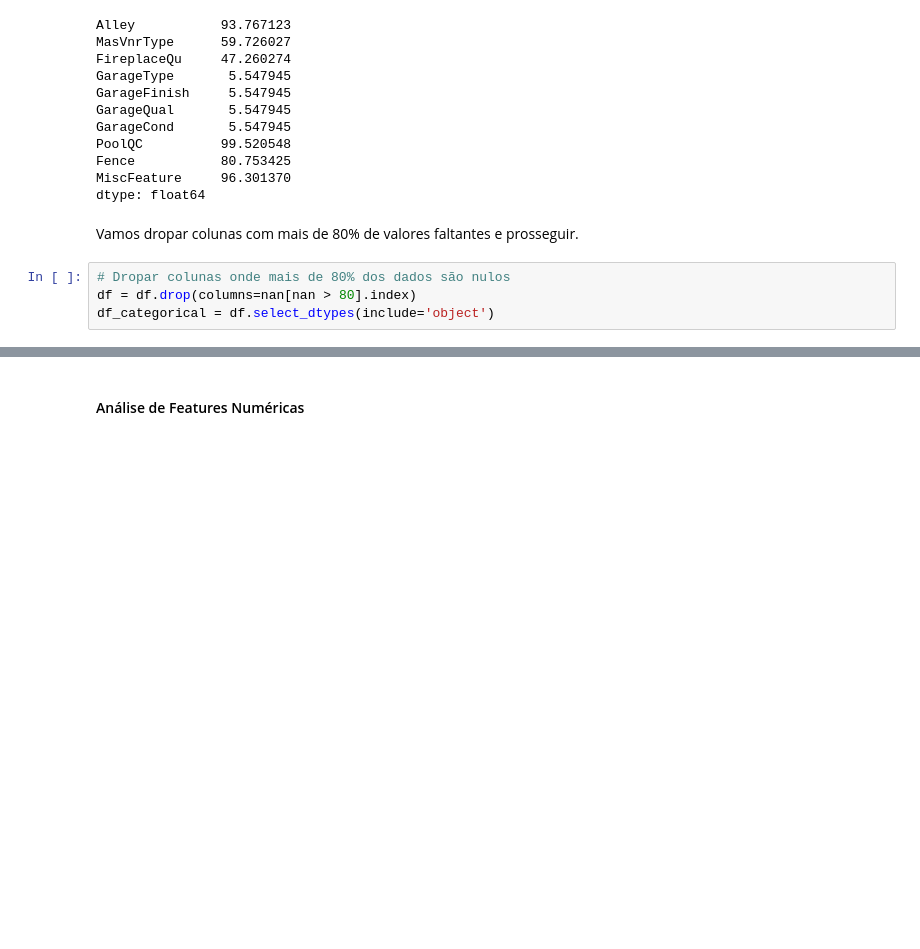
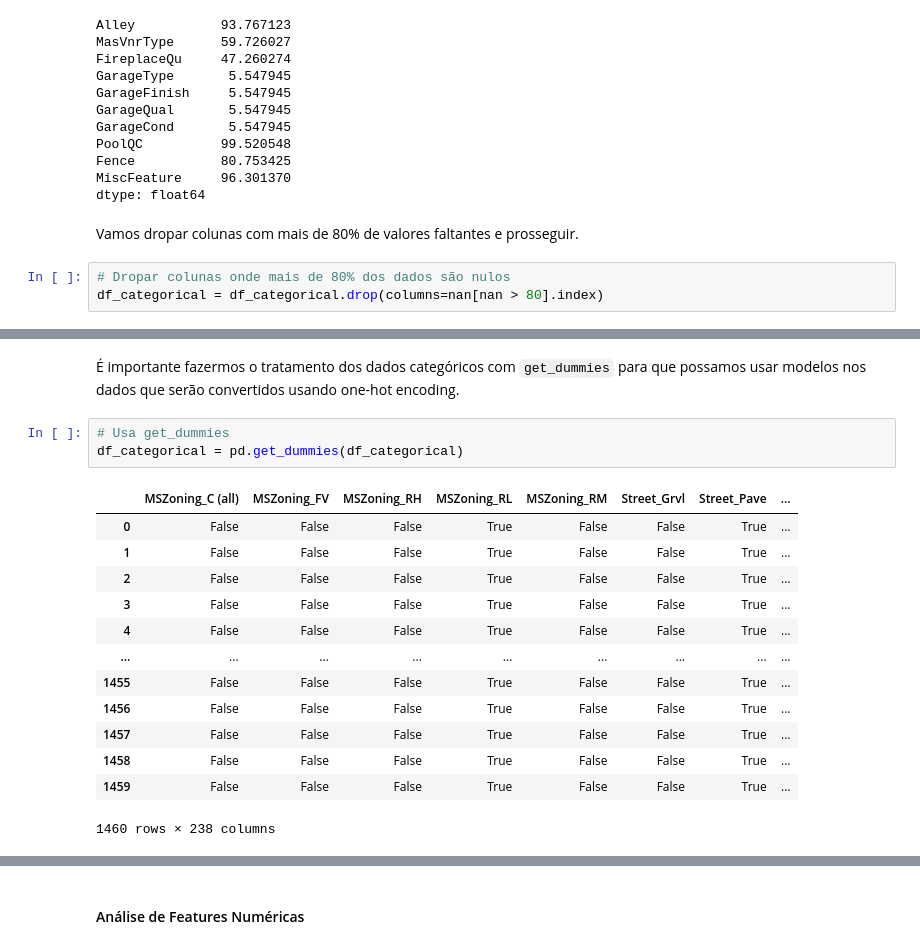
Before and after one commit to maris-silva/competicao_DS, a Jupyter notebook: analise_inicial.ipynb, the cells around one changed output, grey strips where cells are left out. Drawn from its saved outputs; the diff is of its cells as text; blank space fills up the shorter version.

Commit message:
fim da limpeza inicial categóricos, iniciando numérica

```diff
--- a/analise_inicial.ipynb
+++ b/analise_inicial.ipynb
@@ -87,5 +119,4 @@ dtype: float64
 Vamos dropar colunas com mais de 80% de valores faltantes e prosseguir.
 # %%
 # Dropar colunas onde mais de 80% dos dados são nulos
-df = df.drop(columns=nan[nan > 80].index)
-df_categorical = df.select_dtypes(include='object')
+df_categorical = df_categorical.drop(columns=nan[nan > 80].index)
@@ -91,0 +158,19 @@ df_categorical = df.select_dtypes(include='object')
+# %% [markdown]
+É importante fazermos o tratamento dos dados categóricos com `get_dummies` para que possamos usar modelos nos dados que serão convertidos usando one-hot encoding.
+# %%
+# Usa get_dummies
+df_categorical = pd.get_dummies(df_categorical)
+# %% [output]
+|  | MSZoning_C (all) | MSZoning_FV | MSZoning_RH | MSZoning_RL | MSZoning_RM | Street_Grvl | Street_Pave | ... |
+| 0 | False | False | False | True | False | False | True | ... |
+| 1 | False | False | False | True | False | False | True | ... |
+| 2 | False | False | False | True | False | False | True | ... |
+| 3 | False | False | False | True | False | False | True | ... |
+| 4 | False | False | False | True | False | False | True | ... |
+| ... | ... | ... | ... | ... | ... | ... | ... | ... |
+| 1455 | False | False | False | True | False | False | True | ... |
+| 1456 | False | False | False | True | False | False | True | ... |
+| 1457 | False | False | False | True | False | False | True | ... |
+| 1458 | False | False | False | True | False | False | True | ... |
+| 1459 | False | False | False | True | False | False | True | ... |
+1460 rows × 238 columns
```
Also changed, not shown: parts of 14 cells of this notebook.
